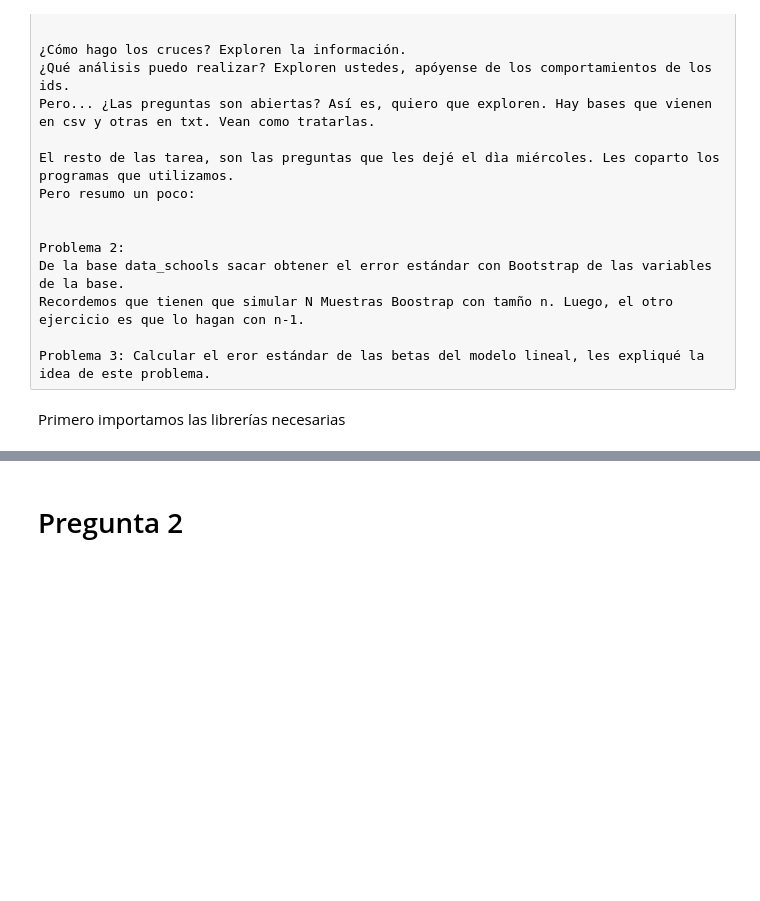
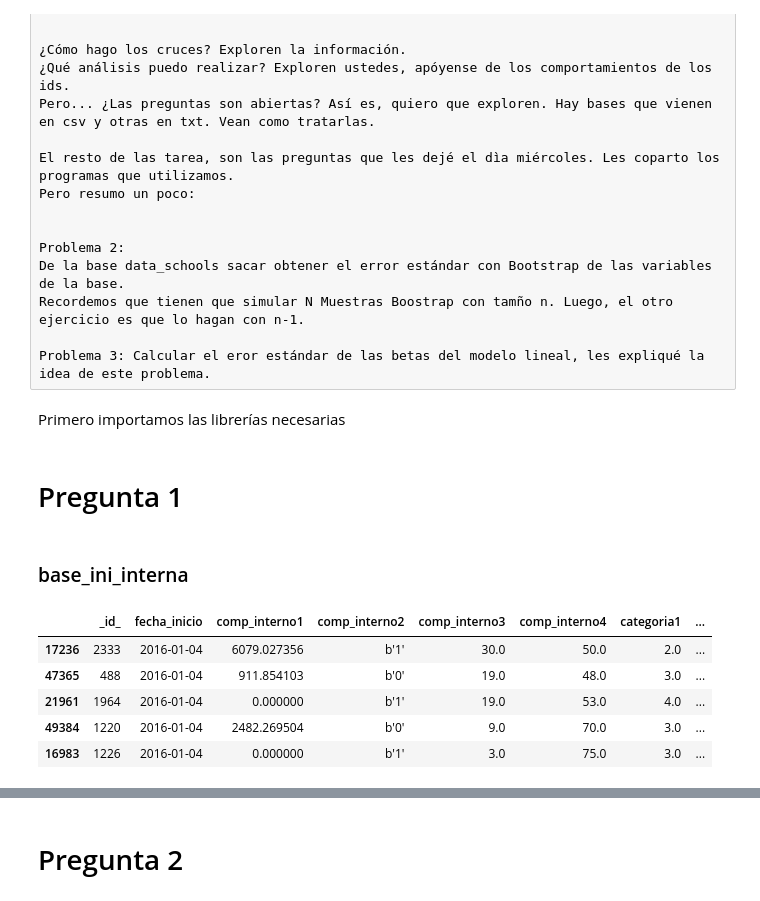
Before and after one commit to ArathReyes/Seminario-ML-DS, a Jupyter notebook: Tarea 1.ipynb, the cells around one changed output, grey strips where cells are left out. Drawn from its saved outputs; the diff is of its cells as text; code cells hidden in the pictures; blank space fills up the shorter version.

```diff
--- a/Tarea 1.ipynb
+++ b/Tarea 1.ipynb
@@ -40,3 +42,26 @@ import seaborn as sns
 from scipy.stats import spearmanr
 from scipy.stats import beta
 from sklearn import linear_model
+# %% [markdown]
+# Pregunta 1
+# %%
+path = "C:\\Users\\Arath Reyes\\Documents\\GitHub\\Seminario-ML-DS\\data\\"
+bd_ini_int = pd.read_csv(path + "base_ini_interna.csv")
+bd_ini_pt1 = pd.read_csv(path + "base_ini_parte1.csv")
+bd_comp3 = pd.read_csv(path + "base_comportamiento_3.csv")
+# Archivos .txt
+bd_comp2 = pd.read_csv(path + "base_comportamiento_2.txt", sep = " ")
+bd_ini_ext = pd.read_csv(path+"base_ini_externa.txt",sep = " ")
+bd_inver = pd.read_csv(path + "base_inversion.txt", sep = " ")
+# %% [markdown]
+### base_ini_interna
+# %%
+bd_ini_int = bd_ini_int.sort_values(by = ["fecha_inicio"])
+bd_ini_int.head()
+# %% [output]
+|  | _id_ | fecha_inicio | comp_interno1 | comp_interno2 | comp_interno3 | comp_interno4 | categoria1 | ... |
+| 17236 | 2333 | 2016-01-04 | 6079.027356 | b'1' | 30.0 | 50.0 | 2.0 | ... |
+| 47365 | 488 | 2016-01-04 | 911.854103 | b'0' | 19.0 | 48.0 | 3.0 | ... |
+| 21961 | 1964 | 2016-01-04 | 0.000000 | b'1' | 19.0 | 53.0 | 4.0 | ... |
+| 49384 | 1220 | 2016-01-04 | 2482.269504 | b'0' | 9.0 | 70.0 | 3.0 | ... |
+| 16983 | 1226 | 2016-01-04 | 0.000000 | b'1' | 3.0 | 75.0 | 3.0 | ... |
```
Also changed, not shown: parts of 94 cells of this notebook.
